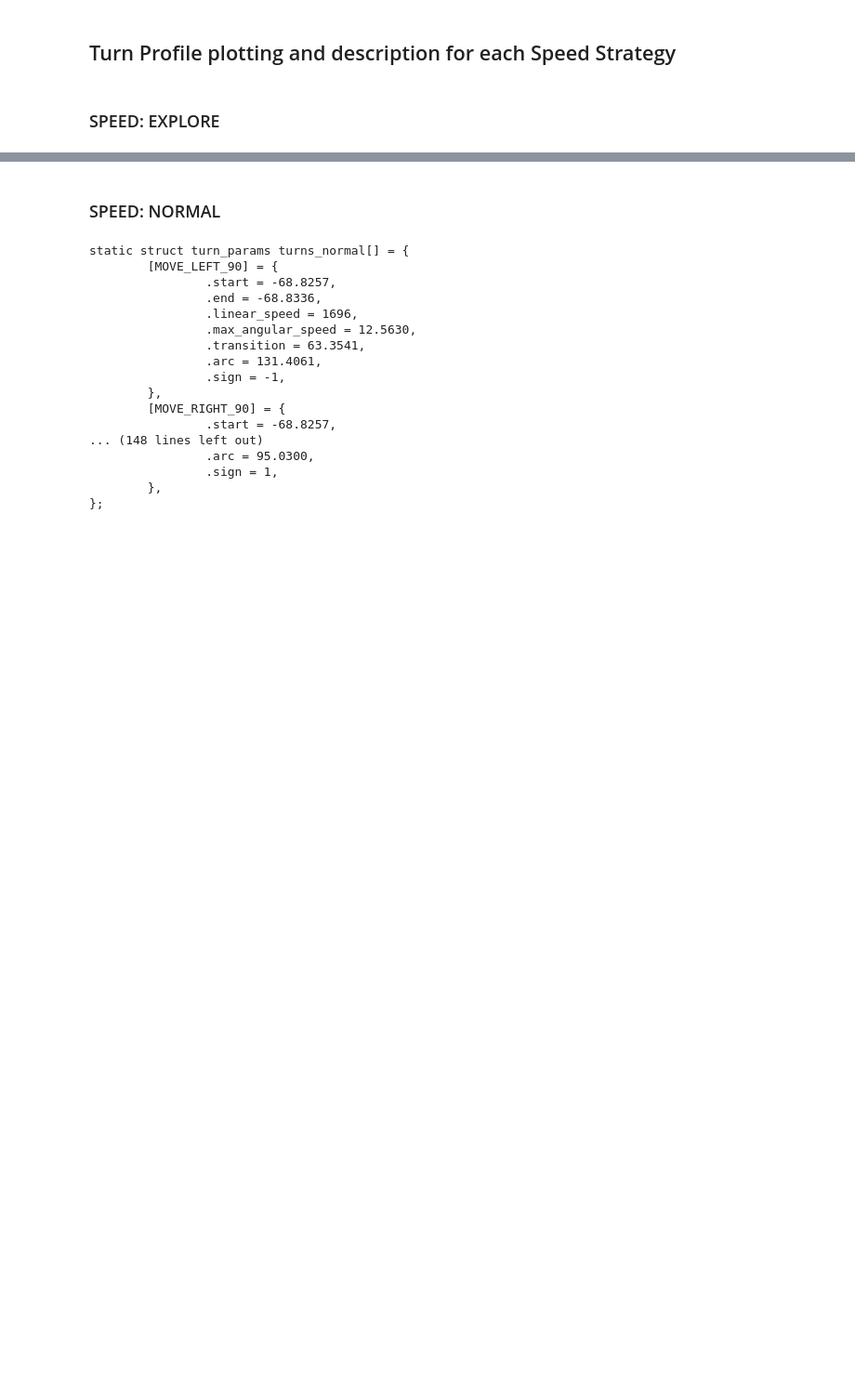
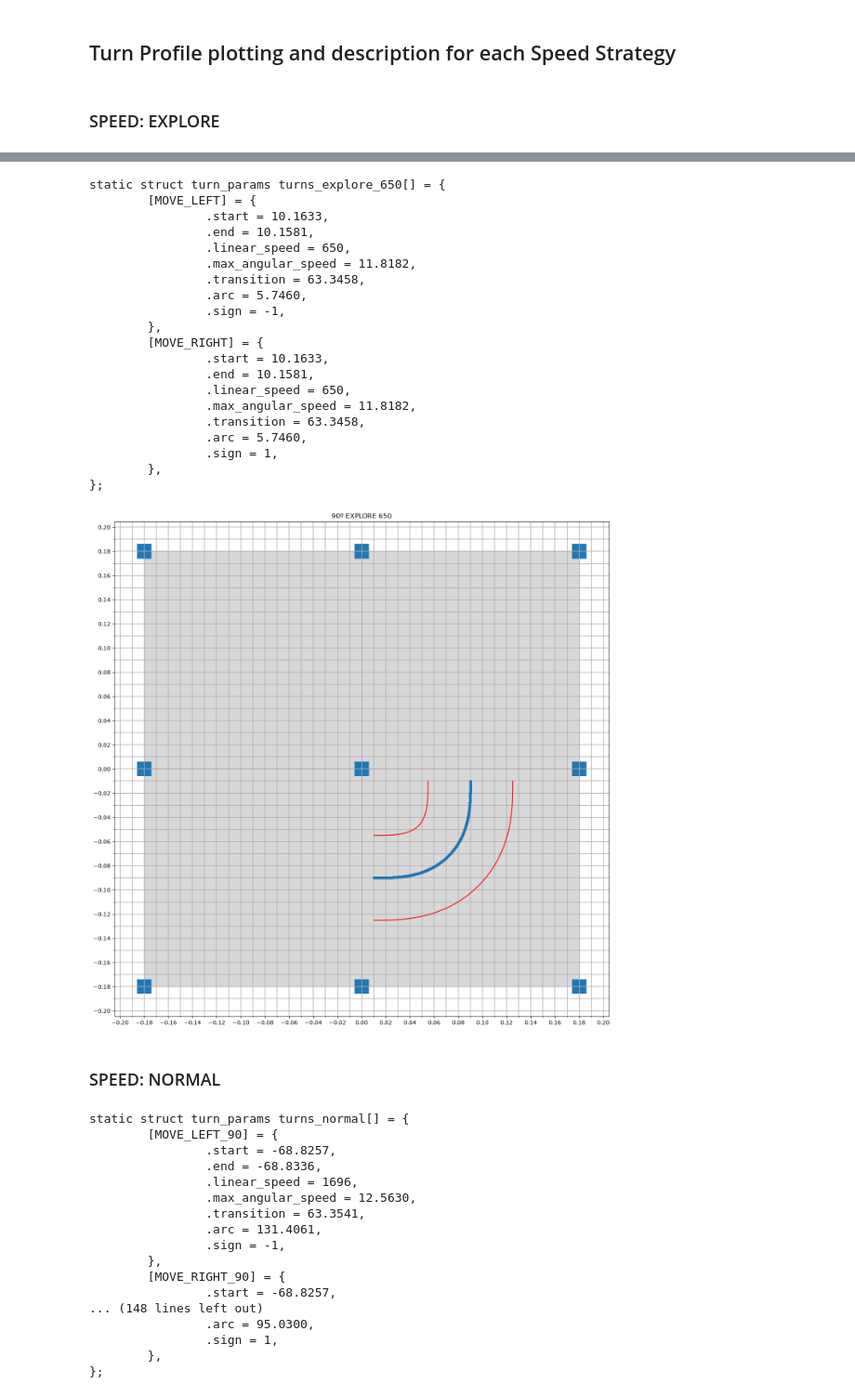
Before and after one commit to OPRobots/ZoroBot3, a Jupyter notebook: scripts/turn-profiles/turn-profiles.ipynb, the cells around one changed output, grey strips where cells are left out. Shown at 93% size. Cells and saved outputs as stored; diff of their text form; code cells hidden in the pictures; blank space fills up the shorter version.

```diff
--- a/scripts/turn-profiles/turn-profiles.ipynb
+++ b/scripts/turn-profiles/turn-profiles.ipynb
@@ -32,6 +32,14 @@ explore90 = simulate.slalom(
     exit=(.5, 0, pi/2),
     radius=0.055,
     linear_velocity=0.8
+)
+
+# SPEED: EXPLORE 650
+explore90_650 = simulate.slalom(
+    entry=(0, -.5, 0),
+    exit=(.5, 0, pi/2),
+    radius=0.055,
+    linear_velocity=0.650
 )
 
 # SPEED: NORMAL
@@ -330,32 +338,60 @@ hakiFrom45to180 = simulate.slalom(
 # %%
 ## EXPLORE ##
 print("static struct turn_params turns_explore[] = {")
 print('\t[MOVE_LEFT] = ' + explore90.describe_profile().replace("sign = ??", "sign = -1"))
 print('\t[MOVE_RIGHT] = ' + explore90.describe_profile().replace("sign = ??", "sign = 1"))
 print('};')
 explore90.plot_trajectory(title = "90º EXPLORE")
+
+## EXPLORE 650 ##
+print("static struct turn_params turns_explore_650[] = {")
+print('\t[MOVE_LEFT] = ' + explore90_650.describe_profile().replace("sign = ??", "sign = -1"))
+print('\t[MOVE_RIGHT] = ' + explore90_650.describe_profile().replace("sign = ??", "sign = 1"))
+print('};')
+explore90_650.plot_trajectory(title = "90º EXPLORE 650")
 # %% [output]
 static struct turn_params turns_explore[] = {
         [MOVE_LEFT] = {
                 .start = 10.1633,
                 .end = 10.1571,
                 .linear_speed = 800,
                 .max_angular_speed = 14.5455,
                 .transition = 63.3480,
                 .arc = 5.7440,
                 .sign = -1,
         },
         [MOVE_RIGHT] = {
                 .start = 10.1633,
                 .end = 10.1571,
                 .linear_speed = 800,
                 .max_angular_speed = 14.5455,
                 .transition = 63.3480,
                 .arc = 5.7440,
                 .sign = 1,
         },
 };
 [figure]
+static struct turn_params turns_explore_650[] = {
+        [MOVE_LEFT] = {
+                .start = 10.1633,
+                .end = 10.1581,
+                .linear_speed = 650,
+                .max_angular_speed = 11.8182,
+                .transition = 63.3458,
+                .arc = 5.7460,
+                .sign = -1,
+        },
+        [MOVE_RIGHT] = {
+                .start = 10.1633,
+                .end = 10.1581,
+                .linear_speed = 650,
+                .max_angular_speed = 11.8182,
+                .transition = 63.3458,
+                .arc = 5.7460,
+                .sign = 1,
+        },
+};
+[figure, added]
 # %% [markdown]
 ### SPEED: NORMAL
 # %%
```
Also changed, not shown: 4 other files.
